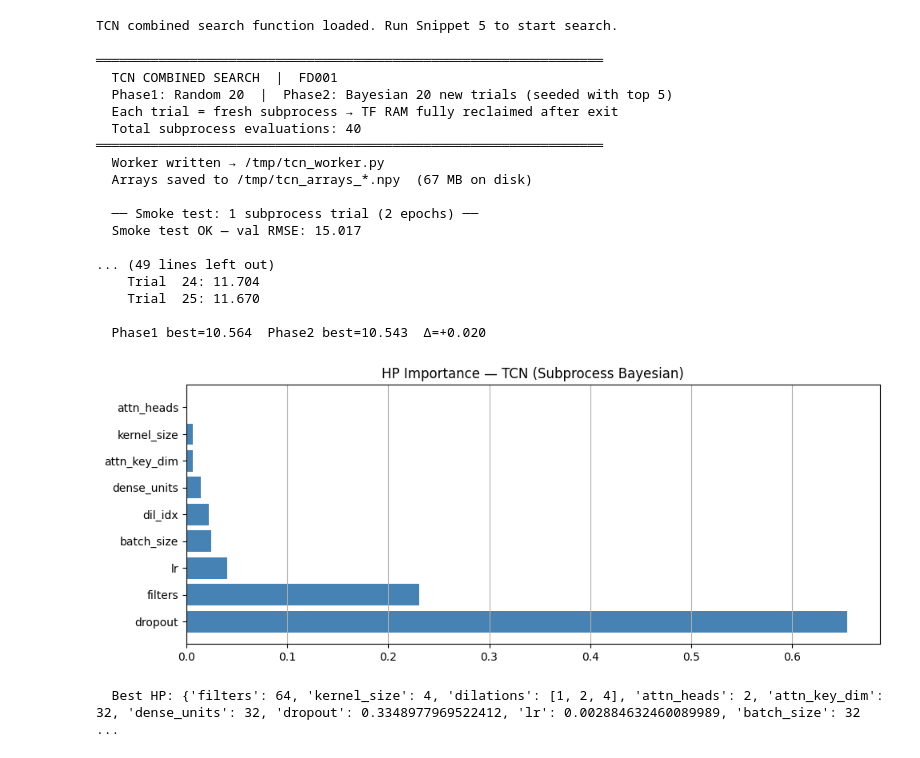
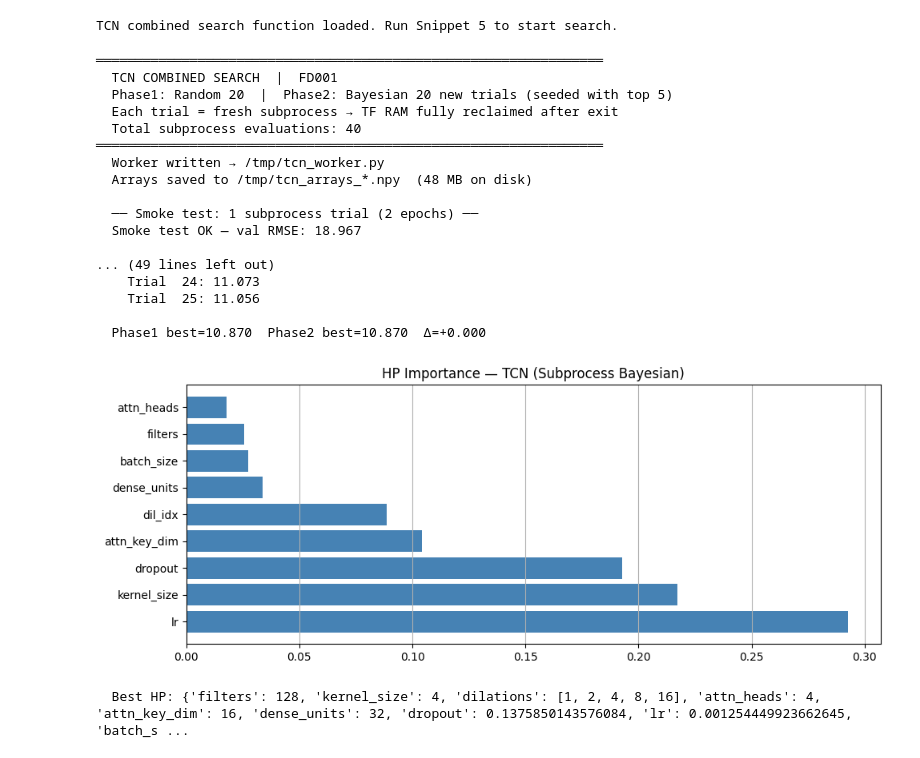
Before and after one commit to PihuCodeTech/Aircraft-Engine-RUL-Prediction, a Jupyter notebook: notebooks/TCN.ipynb, the cells around one changed output. Drawn from its saved outputs; the diff is of its cells as text; code cells hidden in the pictures.

Commit message:
Dropped sensors [1, 5, 6, 10, 16, 18, 19]

```diff
--- a/notebooks/TCN.ipynb
+++ b/notebooks/TCN.ipynb
@@ -7,13 +7,6 @@ print("Optuna ready.")
 # %% [output]
 Optuna ready.
 # %%
-# ══════════════════════════════════════════════════════════════════════════════
-# TCN — SNIPPET 1: PREPROCESSING + ARCHITECTURE
-# Source: Documents 7 + 8 (original TCN implementation)
-# MODIFIED: build_tcn now accepts an explicit `hp` dict instead of the global
-# HP — the only change needed to make it reusable across baseline and search.
-# Everything else is identical to Documents 7 and 8.
-# ══════════════════════════════════════════════════════════════════════════════
 import numpy as np, random, pandas as pd, matplotlib.pyplot as plt
 from sklearn.preprocessing import MinMaxScaler
 from sklearn.model_selection import train_test_split
@@ -59,6 +52,7 @@ HP_DEFAULT = {
     'patience_lr' : 6,
     'lr_factor'   : 0.5,
     'min_lr'      : 1e-7,
+    'dropped_sensors' : [1, 5, 6, 10, 16, 18, 19]
 }
 
 # ── Data loading ─────────────────────────────────────────────────────────────
@@ -75,7 +69,7 @@ def load_data(dataset):
     return train_df, test_df, y_test
 
 # ── Preprocessing: MinMax [0,1] ───────────────────────────────────────────────
-def preprocess(train_df, test_df, dataset):
+def preprocess(train_df, test_df, dataset, dropped_sensors=None):
     cfg           = DATASET_CONFIG[dataset]
     max_cycle     = train_df.groupby('id')['cycle'].max().reset_index()
     max_cycle.columns = ['id','max_cycle']
@@ -83,7 +77,15 @@ def preprocess(train_df, test_df, dataset):
     train_df['RUL'] = (train_df['max_cycle'] -
                        train_df['cycle']).clip(upper=cfg['rul_threshold'])
     train_df.drop(columns=['max_cycle'], inplace=True)
+
     feature_cols  = [c for c in train_df.columns if c not in ['id','RUL']]
+
+    if dropped_sensors:
+        # Convert sensor numbers to column names 'sX'
+        sensor_cols_to_drop = [f's{s_num}' for s_num in dropped_sensors]
+        # Filter feature_cols to exclude dropped sensors
+        feature_cols = [col for col in feature_cols if col not in sensor_cols_to_drop]
+
     scaler        = MinMaxScaler(feature_range=(0, 1))
     train_df[feature_cols] = scaler.fit_transform(train_df[feature_cols])
     test_df[feature_cols]  = scaler.transform(test_df[feature_cols])
@@ -274,7 +276,7 @@ def train_and_evaluate(dataset, hp, show_plots=True):
 
     train_raw, test_raw, y_test = load_data(dataset)
     train_df, test_df, feature_cols = preprocess(
-        train_raw.copy(), test_raw.copy(), dataset)
+        train_raw.copy(), test_raw.copy(), dataset, hp.get('dropped_sensors', None))
 
     if show_plots:
         plot_rul_dist(train_df, dataset)
@@ -641,7 +639,7 @@ DILATION_OPTIONS = [
 ]
 
 def tcn_combined_search(n_random=20, n_bayes=20, top_n=5,
-                        dataset='FD001', epochs_search=40):
+                        dataset='FD001', epochs_search=40, dropped_sensors=None):
     print(f"\n{'═'*65}")
     print(f"  TCN COMBINED SEARCH  |  {dataset}")
     print(f"  Phase1: Random {n_random}  |  Phase2: Bayesian {n_bayes} new trials "
@@ -654,7 +652,7 @@ def tcn_combined_search(n_random=20, n_bayes=20, top_n=5,
 
     # ── Precompute sequences ONCE; save to disk; free from parent RAM ──────────
     tr, _, _    = load_data(dataset)
-    train_df, _, feat = preprocess(tr.copy(), tr.copy(), dataset)
+    train_df, _, feat = preprocess(tr.copy(), tr.copy(), dataset, dropped_sensors)
     del tr
     eids        = train_df['id'].unique()
     tr_e, val_e = train_test_split(eids, test_size=0.2, random_state=SEED)
@@ -734,6 +732,7 @@ def tcn_combined_search(n_random=20, n_bayes=20, top_n=5,
         'patience_lr' : 6,
         'lr_factor'   : 0.5,
         'min_lr'      : 1e-7,
+        'dropped_sensors' : dropped_sensors # Pass through to retrain
     }
     print(f"\n  Best HP: {best_hp}")
     return best_hp, rs, bs
@@ -744,30 +743,30 @@ TCN combined search function loaded. Run Snippet 5 to start search.
 # %%
 # ══════════════════════════════════════════════════════════════════════════════
 # TCN — SNIPPET 5: RUN SEARCH
 # ══════════════════════════════════════════════════════════════════════════════
 best_hp_tcn, rs_tcn, bo_tcn = tcn_combined_search(
     n_random=20, n_bayes=20, top_n=5,
-    dataset='FD001', epochs_search=40)
+    dataset='FD001', epochs_search=40, dropped_sensors=HP_DEFAULT['dropped_sensors'])
 # %% [output]
 ═════════════════════════════════════════════════════════════════
   TCN COMBINED SEARCH  |  FD001
   Phase1: Random 20  |  Phase2: Bayesian 20 new trials (seeded with top 5)
   Each trial = fresh subprocess → TF RAM fully reclaimed after exit
   Total subprocess evaluations: 40
 ═════════════════════════════════════════════════════════════════
   Worker written → /tmp/tcn_worker.py
-  Arrays saved to /tmp/tcn_arrays_*.npy  (67 MB on disk)
+  Arrays saved to /tmp/tcn_arrays_*.npy  (48 MB on disk)
 
   ── Smoke test: 1 subprocess trial (2 epochs) ──
-  Smoke test OK — val RMSE: 15.017
+  Smoke test OK — val RMSE: 18.967
 
 ... (49 lines left out)
-    Trial  24: 11.704
-    Trial  25: 11.670
+    Trial  24: 11.073
+    Trial  25: 11.056
 
-  Phase1 best=10.564  Phase2 best=10.543  Δ=+0.020
+  Phase1 best=10.870  Phase2 best=10.870  Δ=+0.000
-[figure, old version]
+[figure, new version]
-  Best HP: {'filters': 64, 'kernel_size': 4, 'dilations': [1, 2, 4], 'attn_heads': 2, 'attn_key_dim': 32, 'dense_units': 32, 'dropout': 0.3348977969522412, 'lr': 0.002884632460089989, 'batch_size': 32 ...
+  Best HP: {'filters': 128, 'kernel_size': 4, 'dilations': [1, 2, 4, 8, 16], 'attn_heads': 4, 'attn_key_dim': 16, 'dense_units': 32, 'dropout': 0.1375850143576084, 'lr': 0.001254449923662645, 'batch_s ...
 # %%
 # ══════════════════════════════════════════════════════════════════════════════
 # TCN — SNIPPET 6: RETRAIN BEST HP ON ALL 4 DATASETS
```
Also changed, not shown: parts of 2 cells of this notebook.
